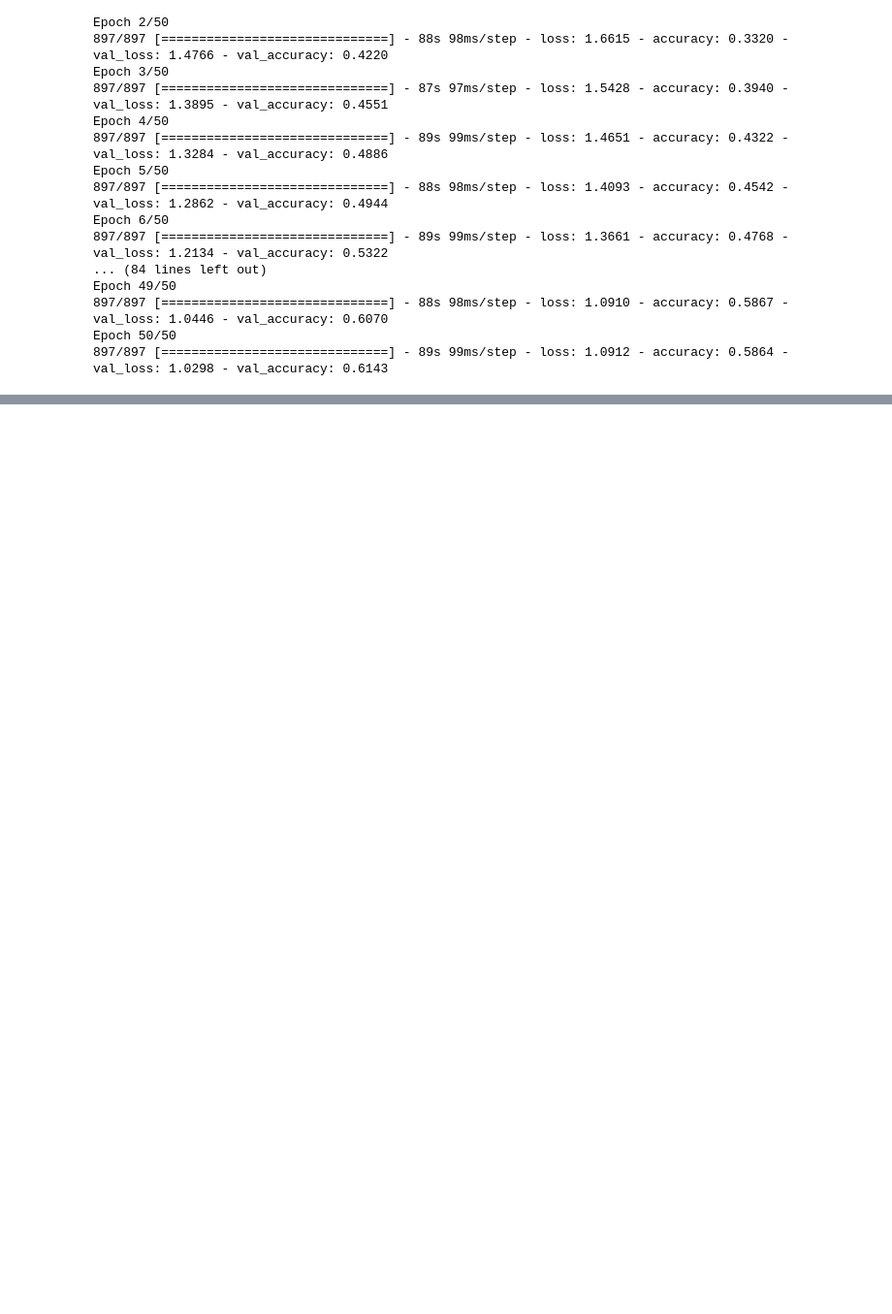
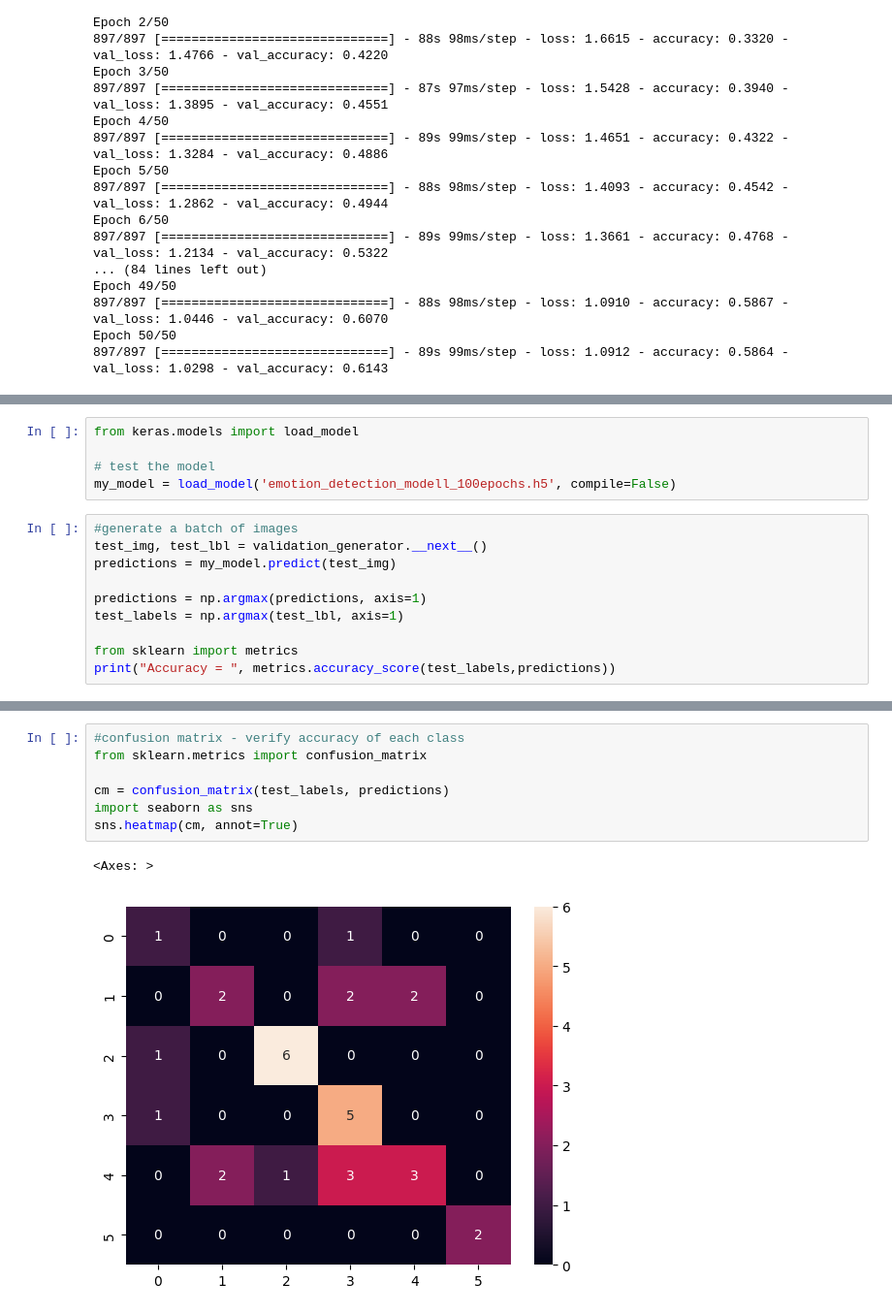
Before and after one commit to Innex42/AI-CW, a Jupyter notebook: train_emotion_detection.ipynb, the cells around one changed output, grey strips where cells are left out. Shown: that part at 97% size. Cells and saved outputs as stored; diff of their text form; blank space fills up the shorter version.

```diff
--- a/train_emotion_detection.ipynb
+++ b/train_emotion_detection.ipynb
@@ -154,0 +186,15 @@ Epoch 50/50
+# %%
+from keras.models import load_model
+
+# test the model
+my_model = load_model('emotion_detection_modell_100epochs.h5', compile=False)
+# %%
+#generate a batch of images
+test_img, test_lbl = validation_generator.__next__()
+predictions = my_model.predict(test_img)
+
+predictions = np.argmax(predictions, axis=1)
+test_labels = np.argmax(test_lbl, axis=1)
+
+from sklearn import metrics
+print("Accuracy = ", metrics.accuracy_score(test_labels,predictions))
@@ -154,0 +204,10 @@ Epoch 50/50
+# %%
+#confusion matrix - verify accuracy of each class
+from sklearn.metrics import confusion_matrix
+
+cm = confusion_matrix(test_labels, predictions)
+import seaborn as sns
+sns.heatmap(cm, annot=True)
+# %% [output]
+<Axes: >
+[figure, added]
```
Also changed, not shown: parts of 7 cells of this notebook.
